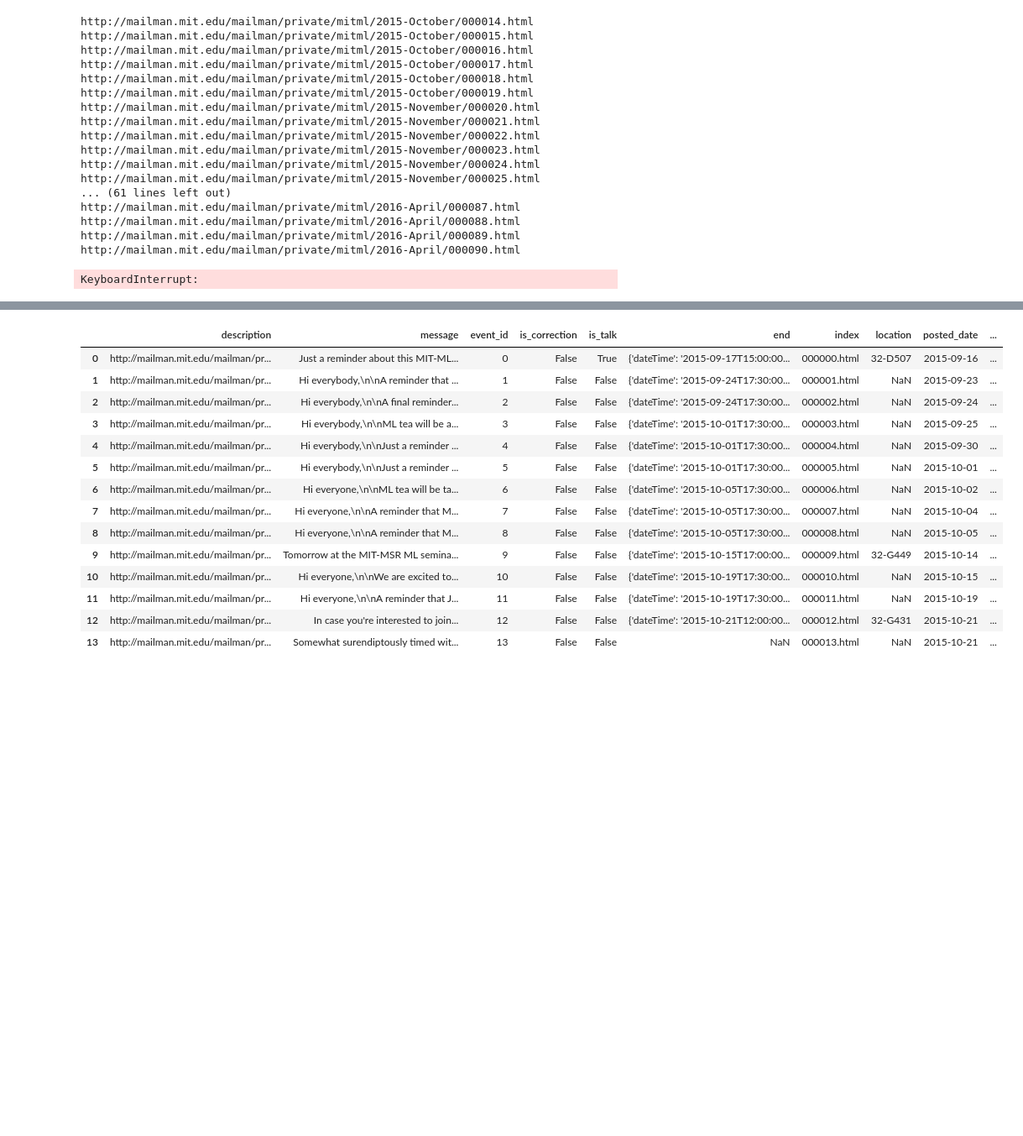
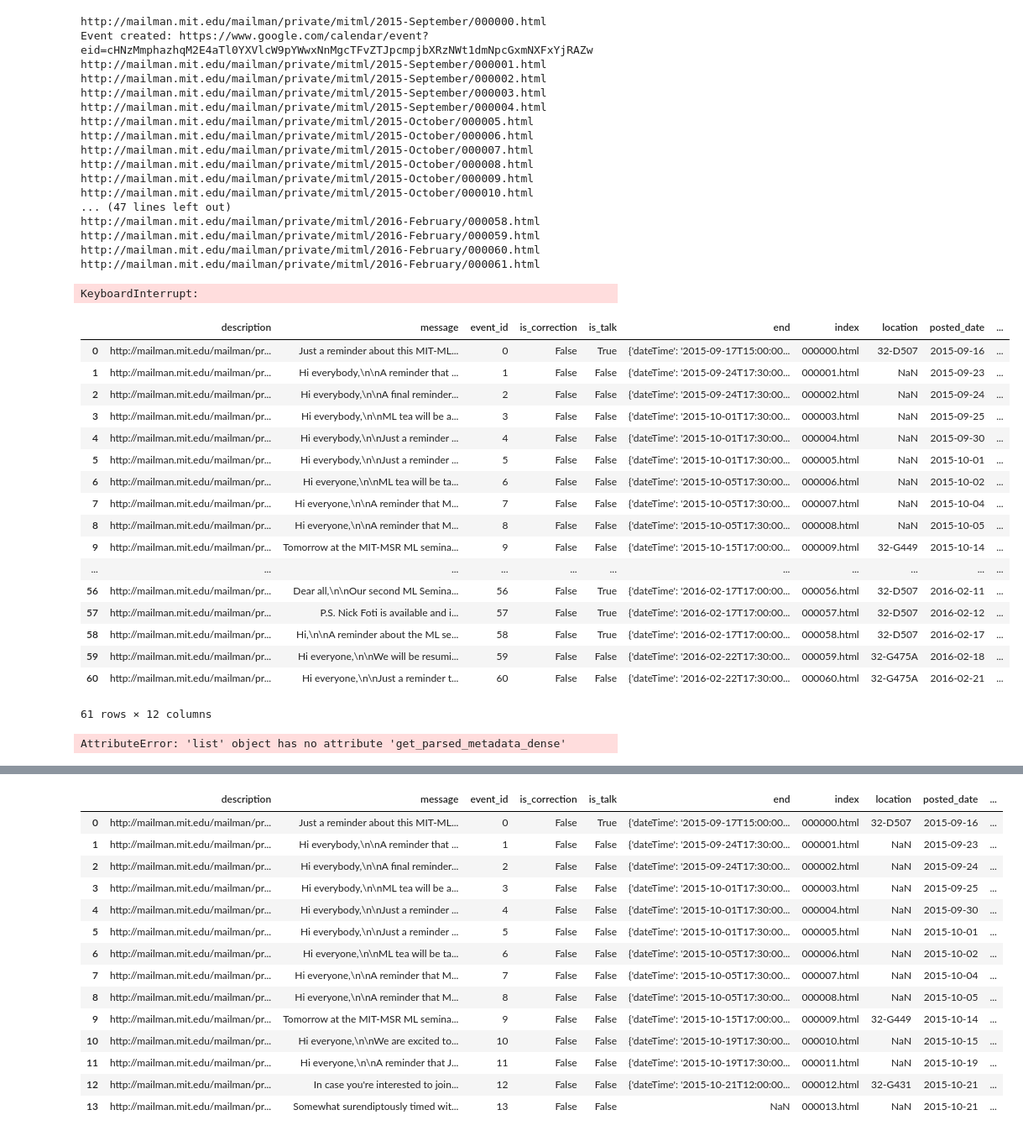
Before and after one commit to iamjli/MIT_talks, a Jupyter notebook: notebooks/Untitled.ipynb, the cells around one changed output, grey strips where cells are left out. Shown: that part at 84% size. Drawn from its saved outputs; the diff is of its cells as text; code cells hidden in the pictures; blank space fills up the shorter version.

Commit message:
functionality to add events to calendar automatically

```diff
--- a/notebooks/Untitled.ipynb
+++ b/notebooks/Untitled.ipynb
@@ -10,24 +10,45 @@ sys.path.insert(0, '../src/')
 from events import Events
 from listing import *
 # %%
-e = Events()
+e = Events('mitml')
 e.update_manifest()
 # %% [output]
-http://mailman.mit.edu/mailman/private/mitml/2015-October/000014.html
-http://mailman.mit.edu/mailman/private/mitml/2015-October/000015.html
-http://mailman.mit.edu/mailman/private/mitml/2015-October/000016.html
-http://mailman.mit.edu/mailman/private/mitml/2015-October/000017.html
-http://mailman.mit.edu/mailman/private/mitml/2015-October/000018.html
-http://mailman.mit.edu/mailman/private/mitml/2015-October/000019.html
-http://mailman.mit.edu/mailman/private/mitml/2015-November/000020.html
-http://mailman.mit.edu/mailman/private/mitml/2015-November/000021.html
-http://mailman.mit.edu/mailman/private/mitml/2015-November/000022.html
-http://mailman.mit.edu/mailman/private/mitml/2015-November/000023.html
-http://mailman.mit.edu/mailman/private/mitml/2015-November/000024.html
-http://mailman.mit.edu/mailman/private/mitml/2015-November/000025.html
-... (61 lines left out)
-http://mailman.mit.edu/mailman/private/mitml/2016-April/000087.html
-http://mailman.mit.edu/mailman/private/mitml/2016-April/000088.html
-http://mailman.mit.edu/mailman/private/mitml/2016-April/000089.html
-http://mailman.mit.edu/mailman/private/mitml/2016-April/000090.html
+http://mailman.mit.edu/mailman/private/mitml/2015-September/000000.html
+Event created: https://www.google.com/calendar/event?eid=cHNzMmphazhqM2E4aTl0YXVlcW9pYWwxNnMgcTFvZTJpcmpjbXRzNWt1dmNpcGxmNXFxYjRAZw
+http://mailman.mit.edu/mailman/private/mitml/2015-September/000001.html
+http://mailman.mit.edu/mailman/private/mitml/2015-September/000002.html
+http://mailman.mit.edu/mailman/private/mitml/2015-September/000003.html
+http://mailman.mit.edu/mailman/private/mitml/2015-September/000004.html
+http://mailman.mit.edu/mailman/private/mitml/2015-October/000005.html
+http://mailman.mit.edu/mailman/private/mitml/2015-October/000006.html
+http://mailman.mit.edu/mailman/private/mitml/2015-October/000007.html
+http://mailman.mit.edu/mailman/private/mitml/2015-October/000008.html
+http://mailman.mit.edu/mailman/private/mitml/2015-October/000009.html
+http://mailman.mit.edu/mailman/private/mitml/2015-October/000010.html
+... (47 lines left out)
+http://mailman.mit.edu/mailman/private/mitml/2016-February/000058.html
+http://mailman.mit.edu/mailman/private/mitml/2016-February/000059.html
+http://mailman.mit.edu/mailman/private/mitml/2016-February/000060.html
+http://mailman.mit.edu/mailman/private/mitml/2016-February/000061.html
 KeyboardInterrupt:
+# %%
+e.manifest
+# %% [output]
+|  | description | message | event_id | is_correction | is_talk | end | index | location | posted_date | ... |
+| 0 | http://mailman.mit.edu/mailman/pr... | Just a reminder about this MIT-ML... | 0 | False | True | {'dateTime': '2015-09-17T15:00:00... | 000000.html | 32-D507 | 2015-09-16 | ... |
+| 1 | http://mailman.mit.edu/mailman/pr... | Hi everybody,\n\nA reminder that ... | 1 | False | False | {'dateTime': '2015-09-24T17:30:00... | 000001.html | NaN | 2015-09-23 | ... |
+| 2 | http://mailman.mit.edu/mailman/pr... | Hi everybody,\n\nA final reminder... | 2 | False | False | {'dateTime': '2015-09-24T17:30:00... | 000002.html | NaN | 2015-09-24 | ... |
+| 3 | http://mailman.mit.edu/mailman/pr... | Hi everybody,\n\nML tea will be a... | 3 | False | False | {'dateTime': '2015-10-01T17:30:00... | 000003.html | NaN | 2015-09-25 | ... |
+| 4 | http://mailman.mit.edu/mailman/pr... | Hi everybody,\n\nJust a reminder ... | 4 | False | False | {'dateTime': '2015-10-01T17:30:00... | 000004.html | NaN | 2015-09-30 | ... |
+| 5 | http://mailman.mit.edu/mailman/pr... | Hi everybody,\n\nJust a reminder ... | 5 | False | False | {'dateTime': '2015-10-01T17:30:00... | 000005.html | NaN | 2015-10-01 | ... |
+| 6 | http://mailman.mit.edu/mailman/pr... | Hi everyone,\n\nML tea will be ta... | 6 | False | False | {'dateTime': '2015-10-05T17:30:00... | 000006.html | NaN | 2015-10-02 | ... |
+| 7 | http://mailman.mit.edu/mailman/pr... | Hi everyone,\n\nA reminder that M... | 7 | False | False | {'dateTime': '2015-10-05T17:30:00... | 000007.html | NaN | 2015-10-04 | ... |
+| 8 | http://mailman.mit.edu/mailman/pr... | Hi everyone,\n\nA reminder that M... | 8 | False | False | {'dateTime': '2015-10-05T17:30:00... | 000008.html | NaN | 2015-10-05 | ... |
+| 9 | http://mailman.mit.edu/mailman/pr... | Tomorrow at the MIT-MSR ML semina... | 9 | False | False | {'dateTime': '2015-10-15T17:00:00... | 000009.html | 32-G449 | 2015-10-14 | ... |
+| ... | ... | ... | ... | ... | ... | ... | ... | ... | ... | ... |
+| 56 | http://mailman.mit.edu/mailman/pr... | Dear all,\n\nOur second ML Semina... | 56 | False | True | {'dateTime': '2016-02-17T17:00:00... | 000056.html | 32-D507 | 2016-02-11 | ... |
+| 57 | http://mailman.mit.edu/mailman/pr... | P.S. Nick Foti is available and i... | 57 | False | True | {'dateTime': '2016-02-17T17:00:00... | 000057.html | 32-D507 | 2016-02-12 | ... |
+| 58 | http://mailman.mit.edu/mailman/pr... | Hi,\n\nA reminder about the ML se... | 58 | False | True | {'dateTime': '2016-02-17T17:00:00... | 000058.html | 32-D507 | 2016-02-17 | ... |
+| 59 | http://mailman.mit.edu/mailman/pr... | Hi everyone,\n\nWe will be resumi... | 59 | False | False | {'dateTime': '2016-02-22T17:30:00... | 000059.html | 32-G475A | 2016-02-18 | ... |
+| 60 | http://mailman.mit.edu/mailman/pr... | Hi everyone,\n\nJust a reminder t... | 60 | False | False | {'dateTime': '2016-02-22T17:30:00... | 000060.html | 32-G475A | 2016-02-21 | ... |
+61 rows × 12 columns
@@ -34,3 +68,7 @@ KeyboardInterrupt:
+# %%
+metadata = e.get_listing_metadata(e.manifest[-30:], new_listings[0])
+# %% [output]
+AttributeError: 'list' object has no attribute 'get_parsed_metadata_dense'
 # %%
 e.manifest[e.manifest['is_talk']].sort_values('event_id')
 # %% [output]
```
Also changed, not shown: parts of 1 cell of this notebook, 3 other files.
